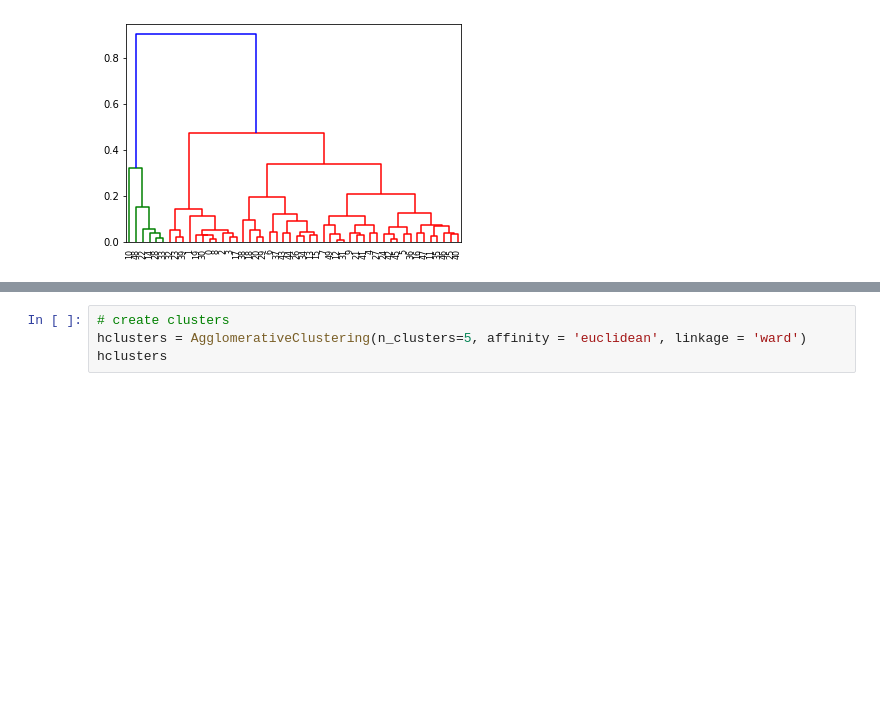
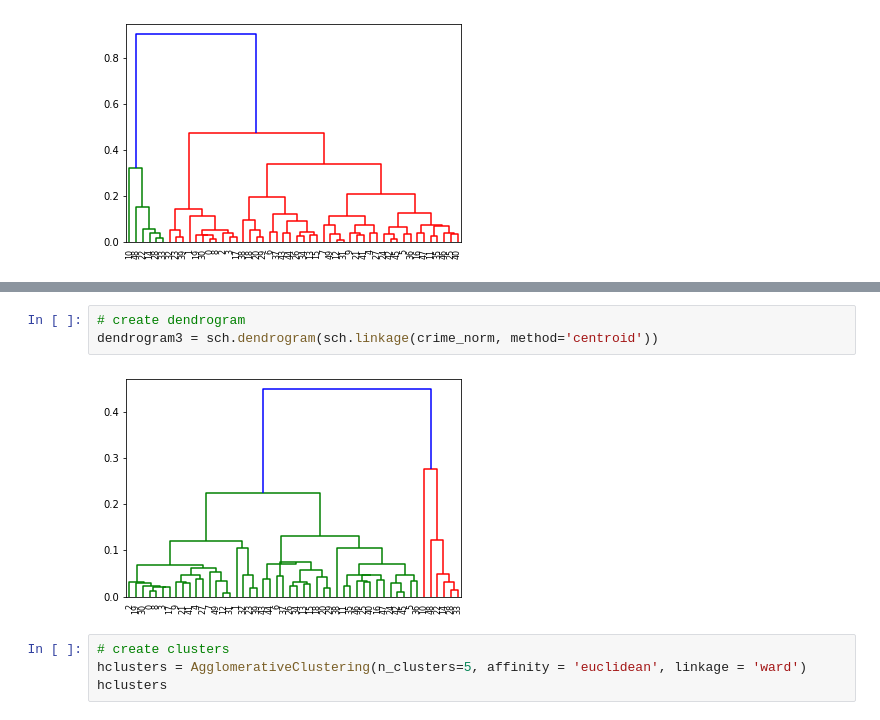
Before and after one commit to Manu-Gr/Heirarchical-CLustering---Crime-Dataset, a Jupyter notebook: Hierarchical_Clustering_Assignment_Crime_Dataset.ipynb, the cells around one changed output, grey strips where cells are left out. Drawn from its saved outputs; the diff is of its cells as text; blank space fills up the shorter version.

```diff
--- a/Hierarchical_Clustering_Assignment_Crime_Dataset.ipynb
+++ b/Hierarchical_Clustering_Assignment_Crime_Dataset.ipynb
@@ -121,3 +131,8 @@ dendrogram = sch.dendrogram(sch.linkage(crime_norm, method='complete'))
+# %%
+# create dendrogram
+dendrogram3 = sch.dendrogram(sch.linkage(crime_norm, method='centroid'))
+# %% [output]
+[figure, added]
 # %%
 # create clusters
 hclusters = AgglomerativeClustering(n_clusters=5, affinity = 'euclidean', linkage = 'ward')
```
Also changed, not shown: parts of 3 cells of this notebook.
